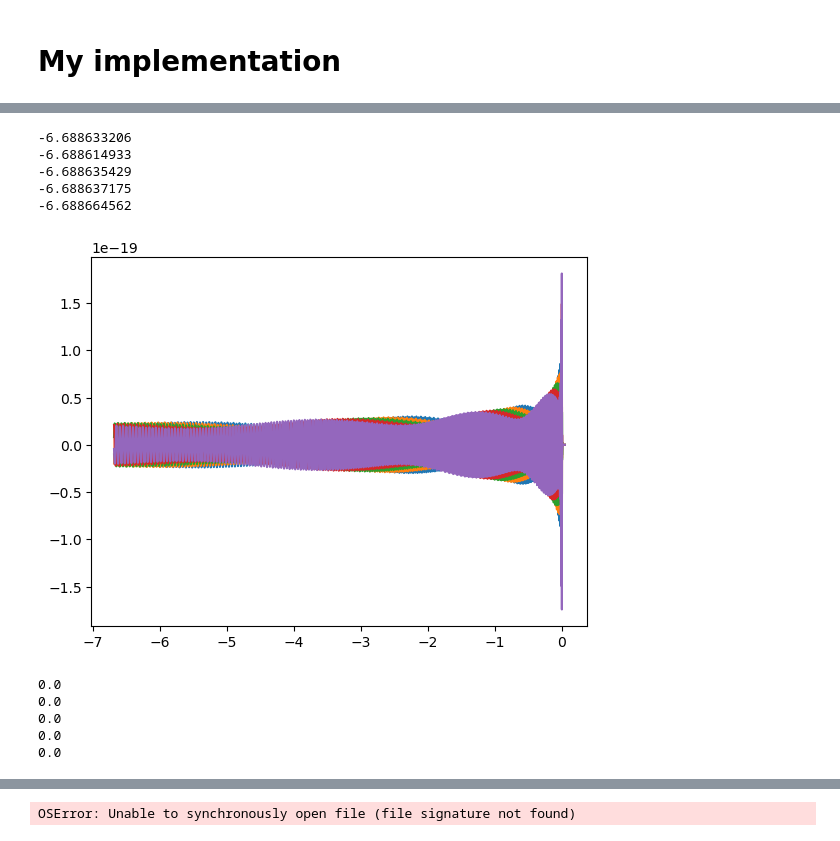
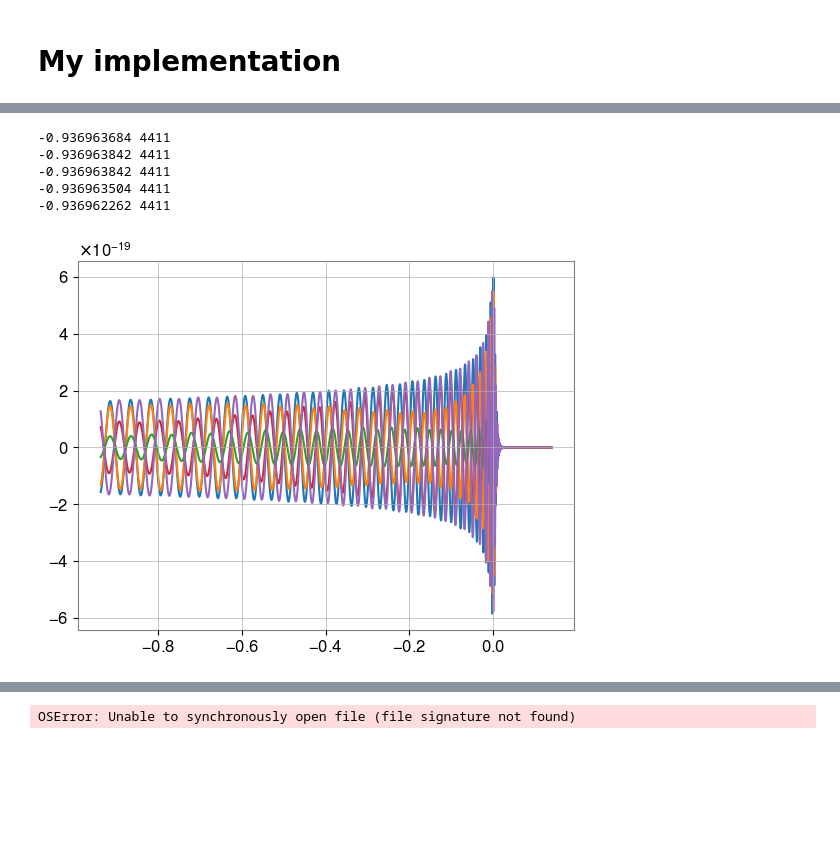
Before and after one commit to BenGPatterson/EccentricPrecession, a Jupyter notebook: ecc_prec_harmonics.ipynb, the cells around one changed output, grey strips where cells are left out. Drawn from its saved outputs; the diff is of its cells as text; code cells hidden in the pictures; blank space fills up the shorter version.

Commit message:
investigating precessing phase issue

```diff
--- a/ecc_prec_harmonics.ipynb
+++ b/ecc_prec_harmonics.ipynb
@@ -52,7 +73,7 @@ def gen_prec_wf(f_low, M, q, theta_jn, phi_jl, phase, psi, tilt_1, tilt_2, phi_1
     dphi = _dphi(theta_jn, phi_jl, beta)
     if not gen_in_fd and not work_in_fd and apply_detector_response:
         phase += dphi
-    iota, spin_1x, spin_1y, spin_1z, spin_2x, spin_2y, spin_2z = component_spins(theta_jn, phi_jl, tilt_1, tilt_2, phi_12, a_1, a_2, mass_1, mass_2, f_low, phase)
+    iota, spin_1x, spin_1y, spin_1z, spin_2x, spin_2y, spin_2z = component_spins(theta_jn, phi_jl, tilt_1, tilt_2, phi_12, a_1, a_2, mass_1, mass_2, f_low, 0)
 
     if gen_in_fd:
         # # Generate freq domain waveform
@@ -144,12 +165,12 @@ def gen_prec_harms(f_low, M, q, tilt_1, tilt_2, phi_12, a_1, a_2, harmonics=[0,1
     return harms
 # %%
 # Parameters
-M = 60
-q = 2
+M = 70
+q = 4.7
 tilt_1 = np.pi/2
 tilt_2 = np.pi/2
 phi_12 = np.pi/2
-a_1 = 0.7
+a_1 = 0.5
 a_2 = 0
 approximant = 'IMRPhenomXP'
 theta_jn = 0.76345435
@@ -178,0 +192,7 @@ print(h.sample_times[-1])
+# %%
+h = gen_prec_wf(20, M, q, theta_jn, phi_jl, 0, psi, tilt_1, tilt_2, phi_12, a_1, a_2, work_in_fd=False, approximant='SEOBNRv4P')
+print(h.sample_times[0], len(h))
+plt.plot(h.sample_times, h)
+h = gen_prec_wf(20, M, q, theta_jn, phi_jl, np.pi/2, psi, tilt_1, tilt_2, phi_12, a_1, a_2, work_in_fd=False, approximant='SEOBNRv4P')
+print(h.sample_times[0], len(h))
+plt.plot(h.sample_times, h)
@@ -179,30 +204,19 @@ print(h.sample_times[-1])
 # %%
 # Plot example waveform
 for _phase in [0, np.pi/4, 2*np.pi/4, 3*np.pi/4, 4*np.pi/4]:
-    h = gen_prec_wf(20, M, q, theta_jn, _phase, 0.23432, psi, tilt_1, tilt_2, np.pi/2, 0.5, 0, work_in_fd=False, approximant='SEOBNRv4P')
-    print(h.sample_times[0])
+    h = gen_prec_wf(20, M, q, _phase, phi_jl, phase, psi, tilt_1, tilt_2, phi_12, a_1, a_2, work_in_fd=False, approximant='SEOBNRv4P')
+    print(h.sample_times[0], len(h))
     plt.plot(h.sample_times, h)
+
 
 # plt.plot(h.sample_times, np.abs(h), ls='dashed', c='k', alpha=0.7)
 # plt.plot(h.sample_times, -np.abs(h), ls='dashed', c='k', alpha=0.7)
 # plt.plot(h.imag().sample_times, h.imag())
 # plt.xlim(-2,-1.5)
 # %% [output]
--6.688633206
--6.688614933
--6.688635429
--6.688637175
--6.688664562
+-0.936963684 4411
+-0.936963842 4411
+-0.936963842 4411
+-0.936963504 4411
+-0.936962262 4411
-[figure, old version]
+[figure, new version]
-# %%
-# Plot example waveform
-hs = []
-for _phase in [0, np.pi/4, 2*np.pi/4, 3*np.pi/4, 4*np.pi/4]:
-    hs.append(gen_prec_wf(20, M, q, theta_jn, phi_jl, _phase, psi, tilt_1, tilt_2, np.pi/2, 0.5, 0, work_in_fd=True, approximant='SEOBNRv4P'))
-    print(hs[-1].sample_times[0])
-# %% [output]
-0.0
-0.0
-0.0
-0.0
-0.0
```
Also changed, not shown: parts of 11 cells of this notebook.
